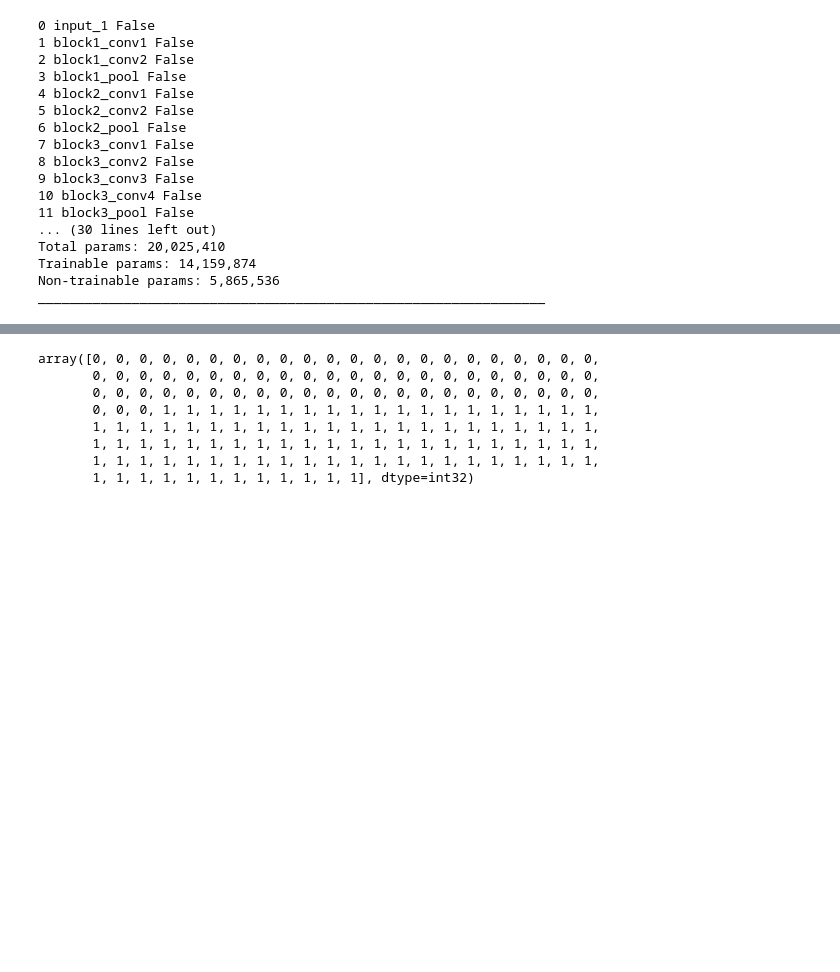
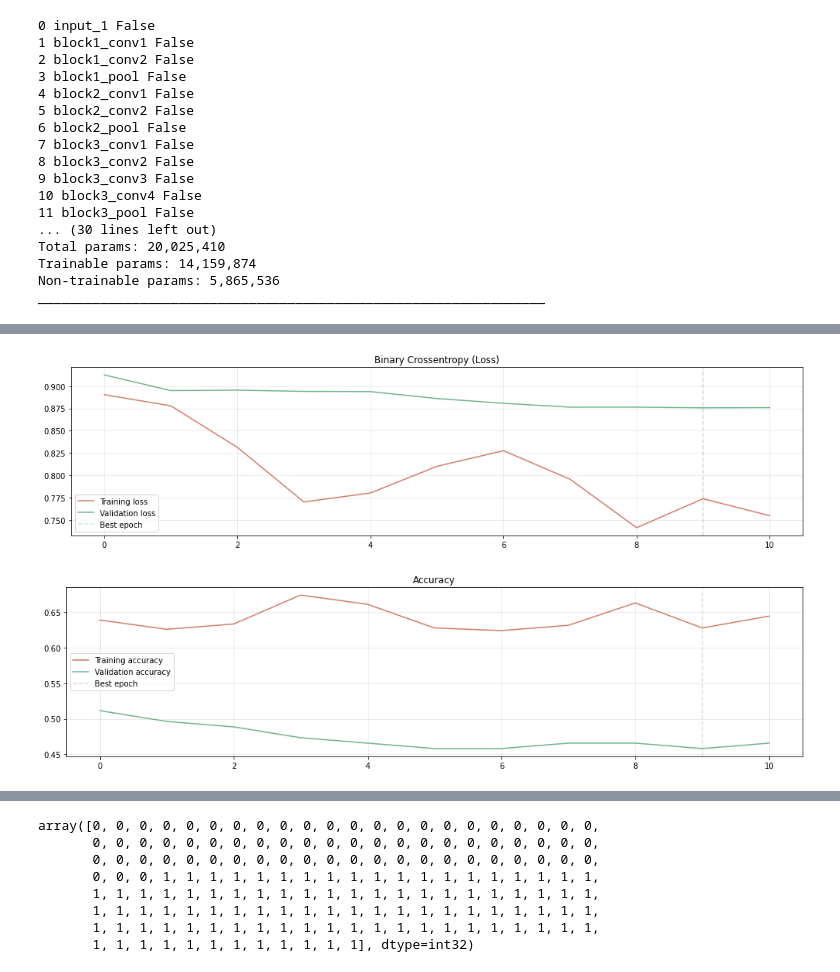
Before and after one commit to alice202122/Thesis, a Jupyter notebook: transferLearningFNBINARY.ipynb, the cells around one changed output, grey strips where cells are left out. Cells and saved outputs as stored; diff of their text form; code cells hidden in the pictures; blank space fills up the shorter version.

```diff
--- a/transferLearningFNBINARY.ipynb
+++ b/transferLearningFNBINARY.ipynb
@@ -595,0 +586,3 @@ Epoch 26/40
+# %%
+pred = tl_model.predict(test_data)
+y_pred = np.argmax(pred,axis=1)
@@ -691,7 +706,7 @@ def f1_m(y_true, y_pred):
     return 2*((precision*recall)/(precision+recall+K.epsilon()))
 # %%
 # Compile the model
-sgd = SGD(learning_rate=0.00001,  momentum=0.9, nesterov=True)
+sgd = SGD(learning_rate=0.000001,  momentum=0.9, nesterov=True)
 #tf.keras.optimizers.Adagrad(learning_rate=0.001, initial_accumulator_value=0.1, epsilon=1e-07, name="Adagrad")
 #tf.keras.optimizers.Adam( learning_rate=0.00001,beta_1=0.9,beta_2=0.999,epsilon=1e-05, amsgrad=y_true, name='Adam')
 #tf.keras.optimizers.Adadelta( learning_rate=0.0001,    rho=0.95,    epsilon=1e-07,    name='Adadelta')
@@ -700,7 +715,7 @@ ft_model.compile(loss=tfk.losses.BinaryCrossentropy(), optimizer=sgd, metrics=['
 # %%
 # Fine-tune the model
 ft_history = ft_model.fit(
-   train_data,
+   aug_train_data,
 
     epochs = 40,
     class_weight= class_weights,
@@ -728,3 +743,25 @@ Epoch 11/40
+# %%
+best_epoch = np.argmin(ft_history['val_loss'])
+plt.figure(figsize=(17,4))
+plt.plot(ft_history['loss'], label='Training loss', alpha=.8, color='#C55C47')
+plt.plot(ft_history['val_loss'], label='Validation loss', alpha=.9, color='#61AB81')
+plt.axvline(x=best_epoch, label='Best epoch', alpha=.3, ls='--', color='#61AB81')
+plt.title('Binary Crossentropy (Loss)')
+plt.legend()
+plt.grid(alpha=.3)
+plt.show()
+
+plt.figure(figsize=(17,4))
+plt.plot(ft_history['accuracy'], label='Training accuracy', alpha=.8, color='#C55C47')
+plt.plot(ft_history['val_accuracy'], label='Validation accuracy', alpha=.9, color='#61AB81')
+plt.axvline(x=best_epoch, label='Best epoch', alpha=.3, ls='--', color='#61AB81')
+plt.title('Accuracy')
+plt.legend()
+plt.grid(alpha=.3)
+plt.show()
+# %% [output]
+[figure, added]
+[figure, added]
 # %%
 # evaluate the model
 loss, accuracy, f1_score, precision, recall = ft_model.evaluate(test_data)
```
Also changed, not shown: parts of 21 cells of this notebook.
